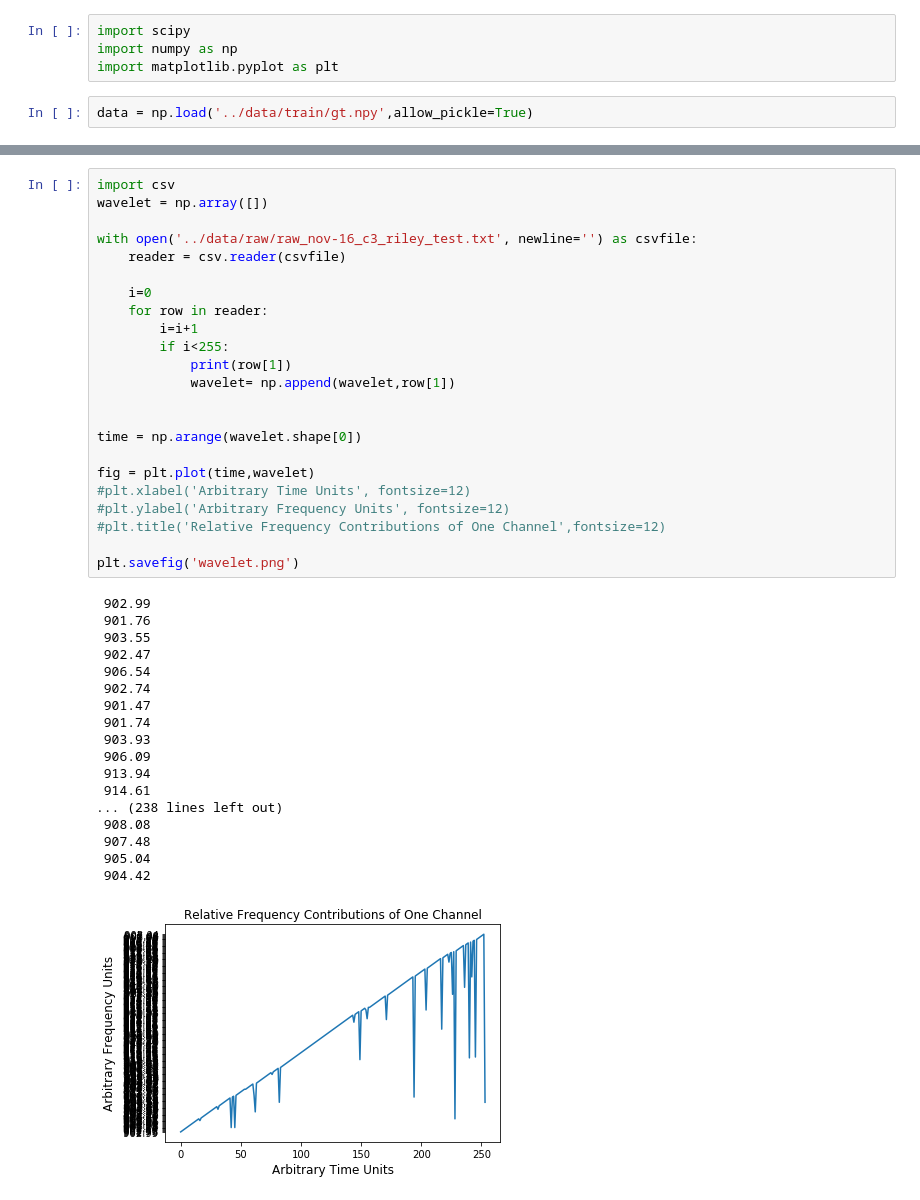
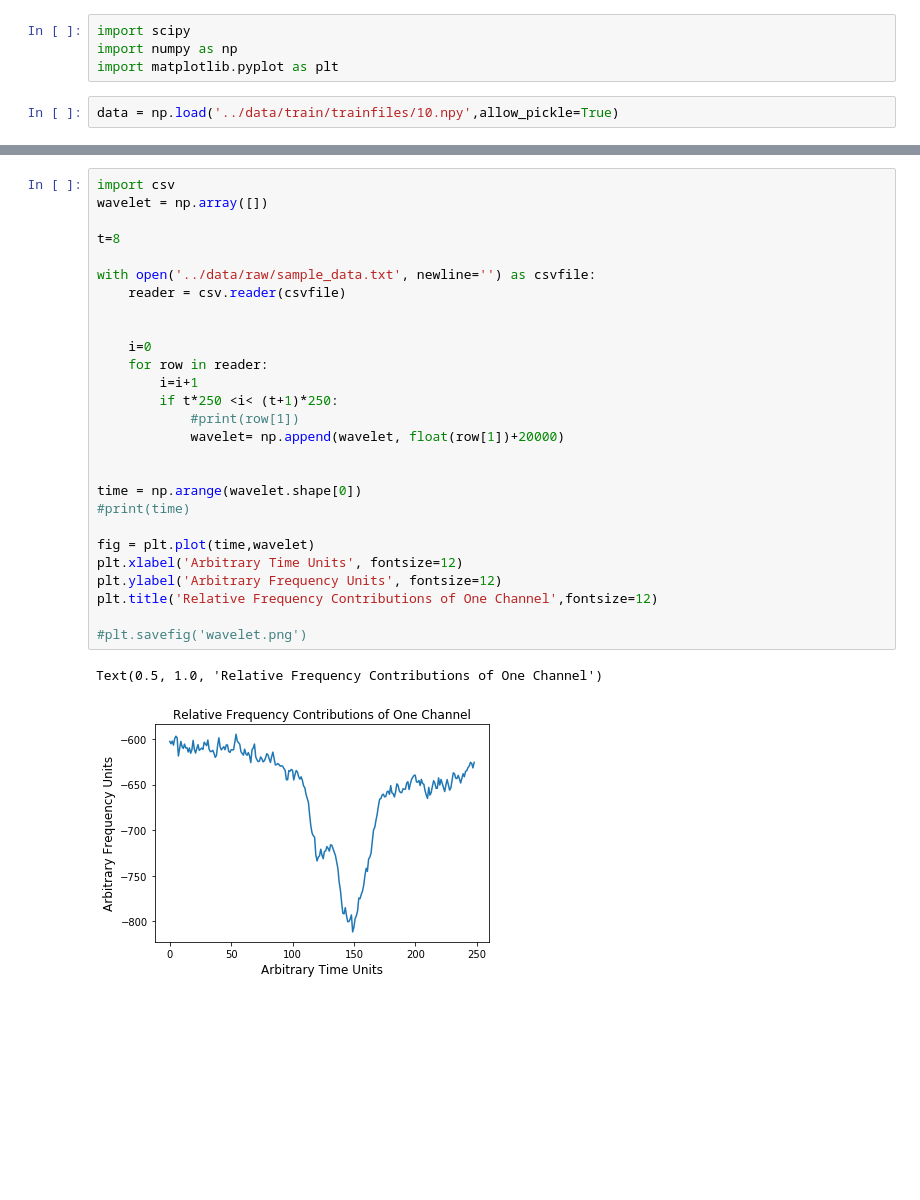
Before and after one commit to Tonyxu74/MINT_Frequency_Spectrogram_Model, a Jupyter notebook: utils/spectrogram_visualization.ipynb, the cells around one changed output, grey strips where cells are left out. Cells and saved outputs as stored; diff of their text form; blank space fills up the shorter version.

```diff
--- a/utils/spectrogram_visualization.ipynb
+++ b/utils/spectrogram_visualization.ipynb
@@ -3,7 +3,7 @@ import scipy
 import numpy as np
 import matplotlib.pyplot as plt
 # %%
-data = np.load('../data/train/gt.npy',allow_pickle=True)
+data = np.load('../data/train/trainfiles/10.npy',allow_pickle=True)
 # %%
 zero, one, two, three, four = 0,0,0,0,0
 
@@ -93,42 +73,30 @@ fig.savefig('input_sample.png')
 # %%
 import csv
 wavelet = np.array([])
 
-with open('../data/raw/raw_nov-16_c3_riley_test.txt', newline='') as csvfile:
+t=8
+
+with open('../data/raw/sample_data.txt', newline='') as csvfile:
     reader = csv.reader(csvfile)
+
 
     i=0
     for row in reader:
         i=i+1
-        if i<255:
-            print(row[1])
-            wavelet= np.append(wavelet,row[1])
+        if t*250 <i< (t+1)*250:
+            #print(row[1])
+            wavelet= np.append(wavelet, float(row[1])+20000)
 
 
 time = np.arange(wavelet.shape[0])
+#print(time)
 
 fig = plt.plot(time,wavelet)
-#plt.xlabel('Arbitrary Time Units', fontsize=12)
-#plt.ylabel('Arbitrary Frequency Units', fontsize=12)
-#plt.title('Relative Frequency Contributions of One Channel',fontsize=12)
+plt.xlabel('Arbitrary Time Units', fontsize=12)
+plt.ylabel('Arbitrary Frequency Units', fontsize=12)
+plt.title('Relative Frequency Contributions of One Channel',fontsize=12)
 
-plt.savefig('wavelet.png')
+#plt.savefig('wavelet.png')
 # %% [output]
- 902.99
- 901.76
- 903.55
- 902.47
- 906.54
- 902.74
- 901.47
- 901.74
- 903.93
- 906.09
- 913.94
- 914.61
-... (238 lines left out)
- 908.08
- 907.48
- 905.04
- 904.42
+Text(0.5, 1.0, 'Relative Frequency Contributions of One Channel')
-[figure, old version]
+[figure, new version]
```
Also changed, not shown: parts of 4 cells of this notebook, 10 other files.
